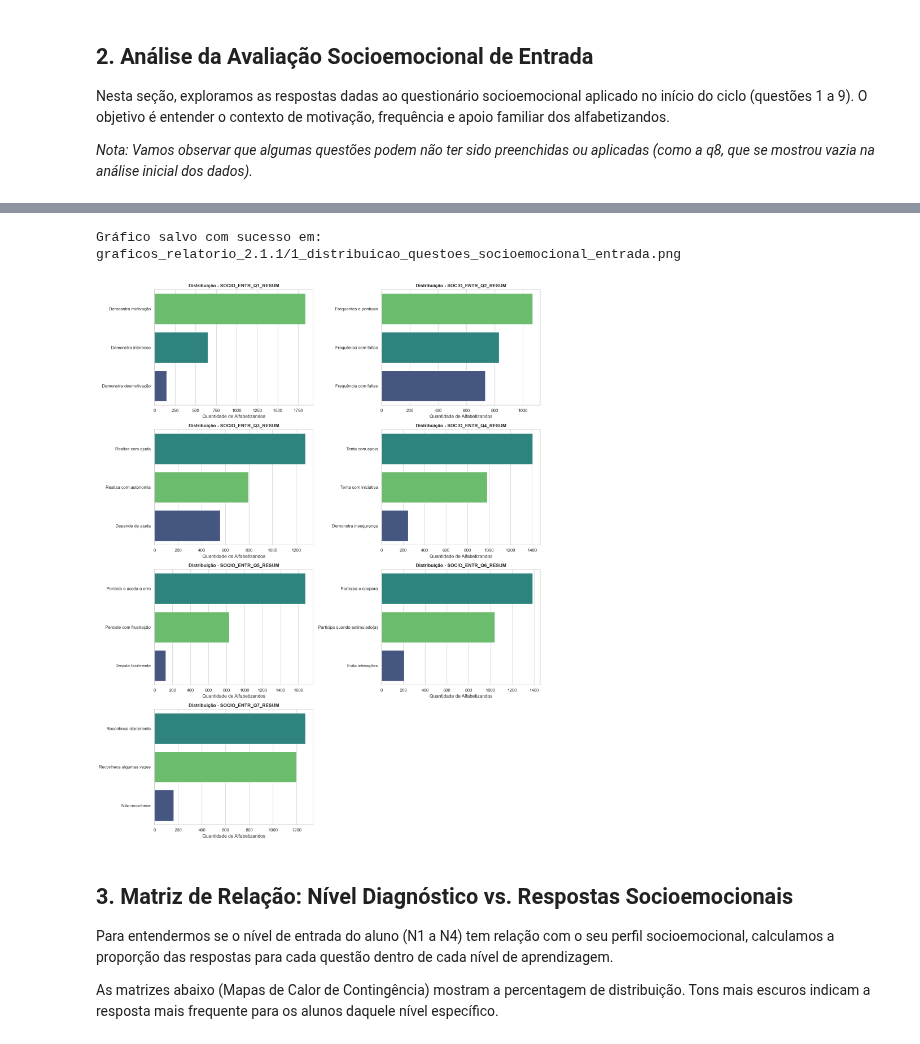
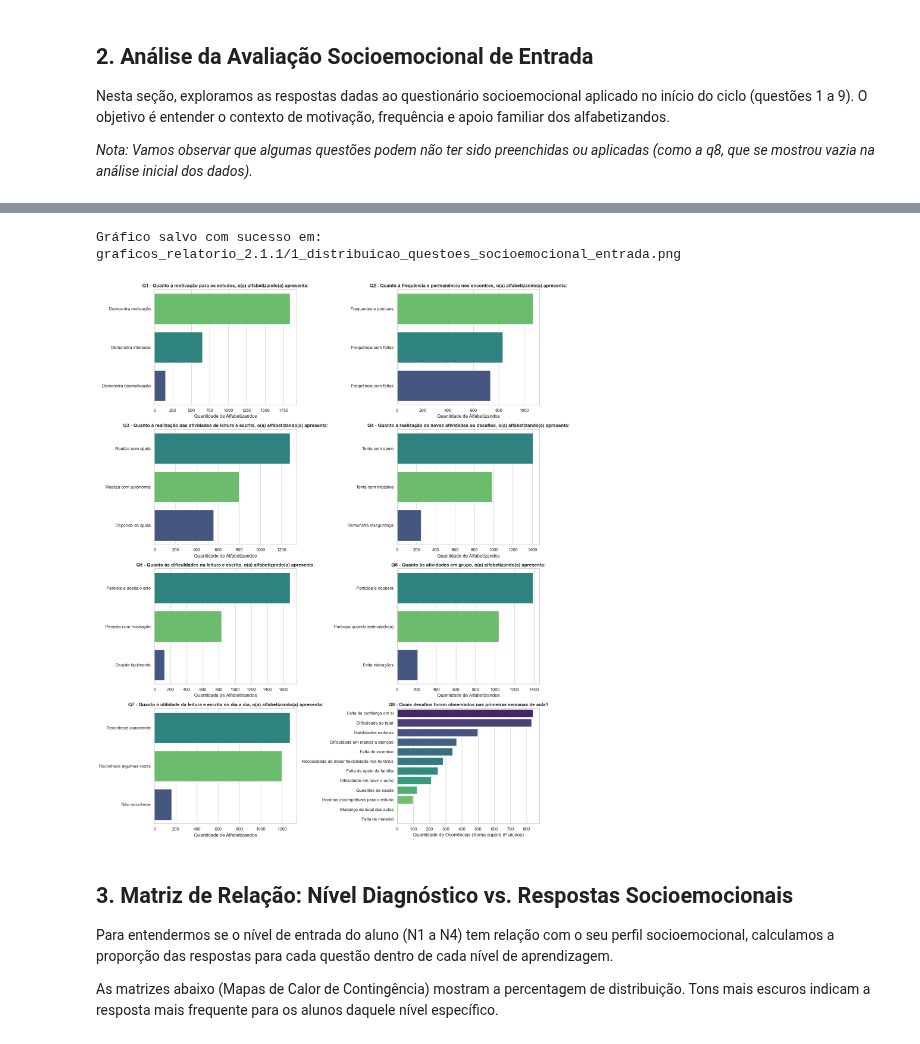
Before and after one commit to fabcmc/pba_se_2026, a Jupyter notebook: SE_2026.1_Formativa_1.ipynb, the cells around one changed output, grey strips where cells are left out. Cells and saved outputs as stored; diff of their text form; code cells hidden in the pictures.

Commit message:
Adjusting some graphs and adding IPA calculation

```diff
--- a/SE_2026.1_Formativa_1.ipynb
+++ b/SE_2026.1_Formativa_1.ipynb
@@ -405,3 +460,15 @@ Alunos sem município após o join: 0
 Nesta seção, exploramos as respostas dadas ao questionário socioemocional aplicado no início do ciclo (questões 1 a 9). O objetivo é entender o contexto de motivação, frequência e apoio familiar dos alfabetizandos.
 
 *Nota: Vamos observar que algumas questões podem não ter sido preenchidas ou aplicadas (como a q8, que se mostrou vazia na análise inicial dos dados).*
+# %%
+# Fazemos o "Explode": separa a lista criando uma linha para cada resposta dada
+df_q8_explodido = df_pedagogico.explode('socio_entr_q8_resum')
+
+# Removemos qualquer linha que tenha ficado vazia após o explode
+df_q8_explodido = df_q8_explodido.dropna(subset=['socio_entr_q8_resum'])
+df_q8_explodido = df_q8_explodido[df_q8_explodido['socio_entr_q8_resum'] != '']
+
+# Contamos a frequência real de cada alternativa
+contagem_q8 = df_q8_explodido['socio_entr_q8_resum'].value_counts()
+
+print(contagem_q8)
@@ -408,56 +490,87 @@ Nesta seção, exploramos as respostas dadas ao questionário socioemocional apl
 # %%
+# Construindo dicionário com o enunciado de cada questão da Socioemocional
+dicionario_questoes_socio = {
+    'socio_entr_q1_resum': 'Q1 - Quanto à motivação para os estudos, o(a) alfabetizando(a) apresenta:',
+    'socio_entr_q2_resum': 'Q2 - Quanto à frequência e permanência nos encontros, o(a) alfabetizando(a) apresenta:',
+    'socio_entr_q3_resum': 'Q3 - Quanto à realização das atividades de leitura e escrita, o(a) alfabetizando(a) apresenta:',
+    'socio_entr_q4_resum': 'Q4 - Quanto à realização de novas atividades ou desafios, o(a) alfabetizando(a) apresenta:',
+    'socio_entr_q5_resum': 'Q5 - Quanto às dificuldades na leitura e escrita, o(a) alfabetizando(a) apresenta:',
+    'socio_entr_q6_resum': 'Q6 - Quanto às atividades em grupo, o(a) alfabetizando(a) apresenta:',
+    'socio_entr_q7_resum': 'Q7 - Quanto à utilidade da leitura e escrita no dia a dia, o(a) alfabetizando(a) apresenta:'
+}
+
 # Configurando estilo dos gráficos
 sns.set_theme(style="whitegrid")
 
-# Definindo as colunas de 1 a 9
-socio_cols = [f'socio_entr_q{i}_resum' for i in range(1, 10)]
+# Definindo as colunas (vamos pegar da 1 a 7 para o loop automático)
+socio_cols = [f'socio_entr_q{i}_resum' for i in range(1, 8)]
 
-# 1. Filtrar dinamicamente apenas as colunas que possuem dados (remove a Q8 automaticamente)
+# 1. Filtrar dinamicamente as colunas de 1 a 7 que possuem dados
 cols_com_dados = [
     col for col in socio_cols
     if col in df_pedagogico.columns and df_pedagogico[col].notna().sum() > 0
 ]
 
-# 2. Calcular o número de linhas necessárias (sabendo que queremos 2 colunas por linha)
-n_cols = 2
-n_rows = math.ceil(len(cols_com_dados) / n_cols)
-
-# Criando a grade de gráficos com o tamanho dinâmico
-fig, axes = plt.subplots(nrows=n_rows, ncols=n_cols, figsize=(16, 5 * n_rows))
+# 2. Criando a grade fixa de 4 linhas e 2 colunas (8 espaços totais)
+fig, axes = plt.subplots(nrows=4, ncols=2, figsize=(16, 20))
 axes = axes.flatten()
 
-# 3. Loop apenas sobre as colunas válidas
+# 3. Loop para desenhar as 7 primeiras questões
 for i, col in enumerate(cols_com_dados):
     sns.countplot(
         y=col,
         data=df_pedagogico,
         order=df_pedagogico[col].value_counts().index,
-        palette= 'viridis',
-        hue=col,            # Adicionado para evitar o warning
-        legend=False,       # Oculta a legenda redundante gerada pelo hue
+        palette='viridis',
+        hue=col,
+        legend=False,
         ax=axes[i]
     )
-    axes[i].set_title(f'Distribuição - {col.upper()}', fontsize=12, fontweight='bold')
+
+    titulo = dicionario_questoes_socio.get(col, col)
+    axes[i].set_title(titulo, fontsize=12, fontweight='bold')
     axes[i].set_xlabel('Quantidade de Alfabetizandos')
     axes[i].set_ylabel('')
 
-# 4. Caso o número de gráficos seja ímpar, ocultar o último subplot que sobrar
-for j in range(i + 1, len(axes)):
-    axes[j].set_visible(False)
+# =====================================================================
+# 4. INSERINDO A QUESTÃO 8 NO ÚLTIMO ESPAÇO DA GRADE (Índice 7)
+# =====================================================================
+# ATENÇÃO: Substitua "socio_entr_q8_resum" abaixo pelo nome exato
+# da variável onde está a sua contagem (a Series que você colou acima).
 
-# Salvando o gráfico em dir_graficos
+variavel_contagem_q8 = contagem_q8.copy()
+
+sns.barplot(
+    x=variavel_contagem_q8.values,
+    y=variavel_contagem_q8.index,
+    palette='viridis',
+    hue=variavel_contagem_q8.index,
+    legend=False,
+    ax=axes[7] # axes[7] é o 8º e último quadrado!
+)
+
+# Configurando o título da Q8
+titulo_q8 = 'Q8 - Quais desafios foram observados nas primeiras semanas de aula?'
+axes[7].set_title(titulo_q8, fontsize=12, fontweight='bold')
+axes[7].set_xlabel('Quantidade de Ocorrências (Soma supera nº alunos)')
+axes[7].set_ylabel('')
+
+# =====================================================================
+
+# Ajuste do layout
+plt.tight_layout()
+
+# Salvando o gráfico
 nome_grafico_1 = '1_distribuicao_questoes_socioemocional_entrada.png'
 caminho_grafico_1 = os.path.join(dir_graficos, nome_grafico_1)
 
-plt.savefig(caminho_grafico_1, dpi=300, bbox_inches='tight') # dpi=300 garante alta qualidade para relatórios/impressão
+plt.savefig(caminho_grafico_1, dpi=300, bbox_inches='tight')
 print(f"Gráfico salvo com sucesso em: {caminho_grafico_1}")
 
-
-plt.tight_layout()
 plt.show()
 # %% [output]
 Gráfico salvo com sucesso em: graficos_relatorio_2.1.1/1_distribuicao_questoes_socioemocional_entrada.png
-[figure, old version]
+[figure, new version]
 # %% [markdown]
 ## 3. Matriz de Relação: Nível Diagnóstico vs. Respostas Socioemocionais
 
```
Also changed, not shown: parts of 14 cells of this notebook.
